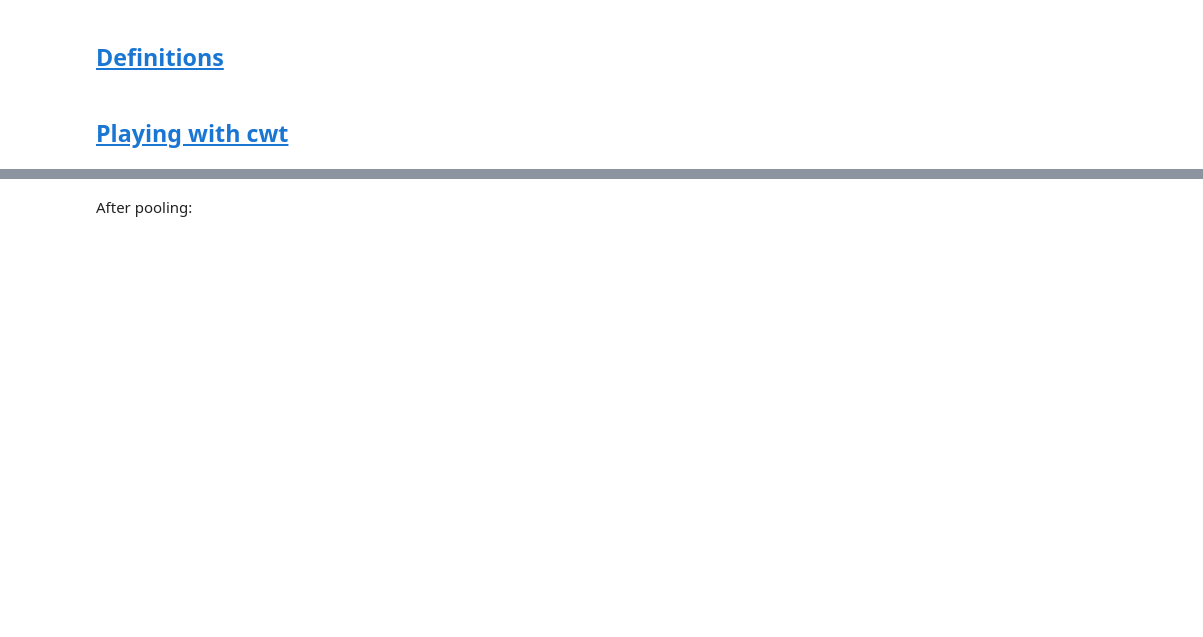
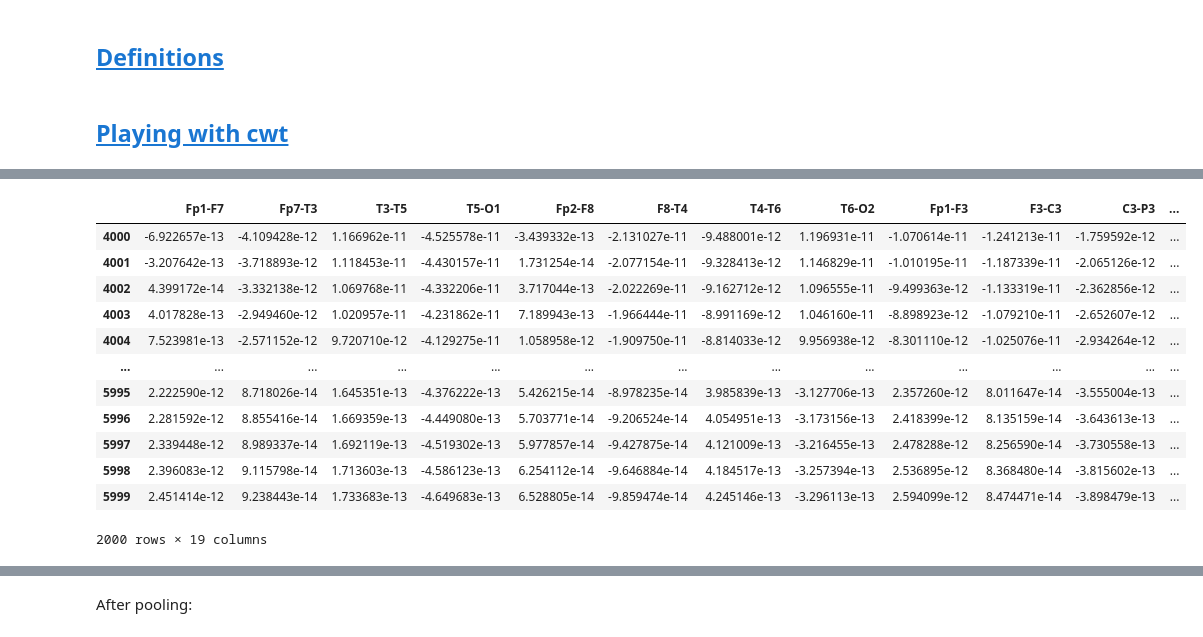
Before and after one commit to epplugins/hms, a Jupyter notebook: feateng/05_wavelets.ipynb, the cells around one changed output, grey strips where cells are left out. Saved outputs shown, nothing was run; the diff lists cells and outputs as text; code cells hidden in the pictures; blank space fills up the shorter version.

```diff
--- a/feateng/05_wavelets.ipynb
+++ b/feateng/05_wavelets.ipynb
@@ -273 +275,17 @@ print(coeff.shape)
 (49, 2000)
+# %%
+eeg[4000:6000]
+# %% [output]
+|  | Fp1-F7 | Fp7-T3 | T3-T5 | T5-O1 | Fp2-F8 | F8-T4 | T4-T6 | T6-O2 | Fp1-F3 | F3-C3 | C3-P3 | ... |
+| 4000 | -6.922657e-13 | -4.109428e-12 | 1.166962e-11 | -4.525578e-11 | -3.439332e-13 | -2.131027e-11 | -9.488001e-12 | 1.196931e-11 | -1.070614e-11 | -1.241213e-11 | -1.759592e-12 | ... |
+| 4001 | -3.207642e-13 | -3.718893e-12 | 1.118453e-11 | -4.430157e-11 | 1.731254e-14 | -2.077154e-11 | -9.328413e-12 | 1.146829e-11 | -1.010195e-11 | -1.187339e-11 | -2.065126e-12 | ... |
+| 4002 | 4.399172e-14 | -3.332138e-12 | 1.069768e-11 | -4.332206e-11 | 3.717044e-13 | -2.022269e-11 | -9.162712e-12 | 1.096555e-11 | -9.499363e-12 | -1.133319e-11 | -2.362856e-12 | ... |
+| 4003 | 4.017828e-13 | -2.949460e-12 | 1.020957e-11 | -4.231862e-11 | 7.189943e-13 | -1.966444e-11 | -8.991169e-12 | 1.046160e-11 | -8.898923e-12 | -1.079210e-11 | -2.652607e-12 | ... |
+| 4004 | 7.523981e-13 | -2.571152e-12 | 9.720710e-12 | -4.129275e-11 | 1.058958e-12 | -1.909750e-11 | -8.814033e-12 | 9.956938e-12 | -8.301110e-12 | -1.025076e-11 | -2.934264e-12 | ... |
+| ... | ... | ... | ... | ... | ... | ... | ... | ... | ... | ... | ... | ... |
+| 5995 | 2.222590e-12 | 8.718026e-14 | 1.645351e-13 | -4.376222e-13 | 5.426215e-14 | -8.978235e-14 | 3.985839e-13 | -3.127706e-13 | 2.357260e-12 | 8.011647e-14 | -3.555004e-13 | ... |
+| 5996 | 2.281592e-12 | 8.855416e-14 | 1.669359e-13 | -4.449080e-13 | 5.703771e-14 | -9.206524e-14 | 4.054951e-13 | -3.173156e-13 | 2.418399e-12 | 8.135159e-14 | -3.643613e-13 | ... |
+| 5997 | 2.339448e-12 | 8.989337e-14 | 1.692119e-13 | -4.519302e-13 | 5.977857e-14 | -9.427875e-14 | 4.121009e-13 | -3.216455e-13 | 2.478288e-12 | 8.256590e-14 | -3.730558e-13 | ... |
+| 5998 | 2.396083e-12 | 9.115798e-14 | 1.713603e-13 | -4.586123e-13 | 6.254112e-14 | -9.646884e-14 | 4.184517e-13 | -3.257394e-13 | 2.536895e-12 | 8.368480e-14 | -3.815602e-13 | ... |
+| 5999 | 2.451414e-12 | 9.238443e-14 | 1.733683e-13 | -4.649683e-13 | 6.528805e-14 | -9.859474e-14 | 4.245146e-13 | -3.296113e-13 | 2.594099e-12 | 8.474471e-14 | -3.898479e-13 | ... |
+2000 rows × 19 columns
```
Also changed, not shown: parts of 9 cells of this notebook, 1 other file.
